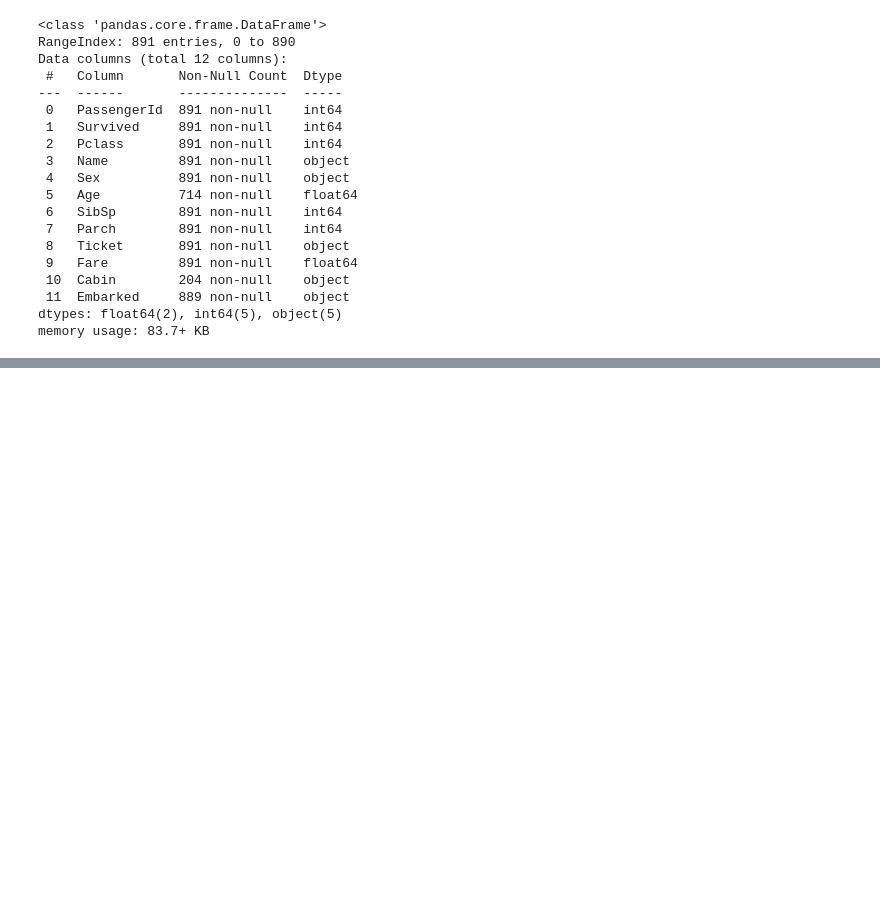
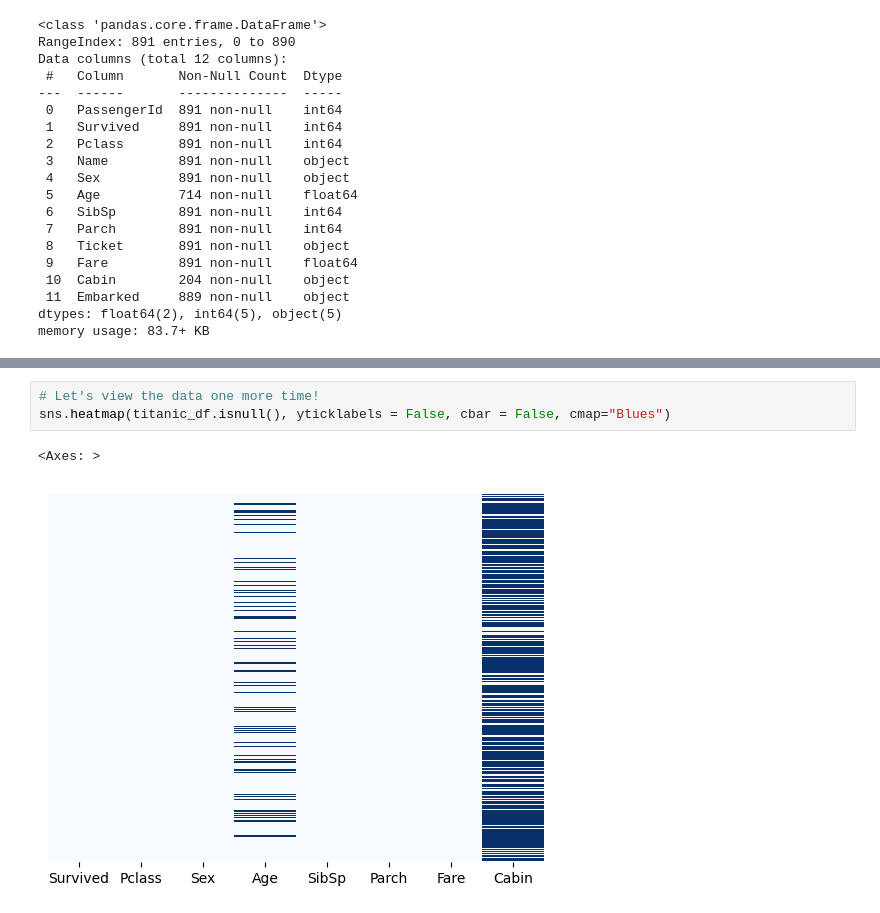
Before and after one commit to disha526/Titanic-Survival-Prediction-Using-Machine-Learning, a Jupyter notebook: Titanic_Survival_Prediction_Using_Machine_Learning.ipynb, the cells around one changed output, grey strips where cells are left out. Cells and saved outputs as stored; diff of their text form; blank space fills up the shorter version.

```diff
--- a/Titanic_Survival_Prediction_Using_Machine_Learning.ipynb
+++ b/Titanic_Survival_Prediction_Using_Machine_Learning.ipynb
@@ -104,0 +151,6 @@ memory usage: 83.7+ KB
+# %%
+# Let's view the data one more time!
+sns.heatmap(titanic_df.isnull(), yticklabels = False, cbar = False, cmap="Blues")
+# %% [output]
+<Axes: >
+[figure, added]
```
Also changed, not shown: parts of 19 cells of this notebook.
